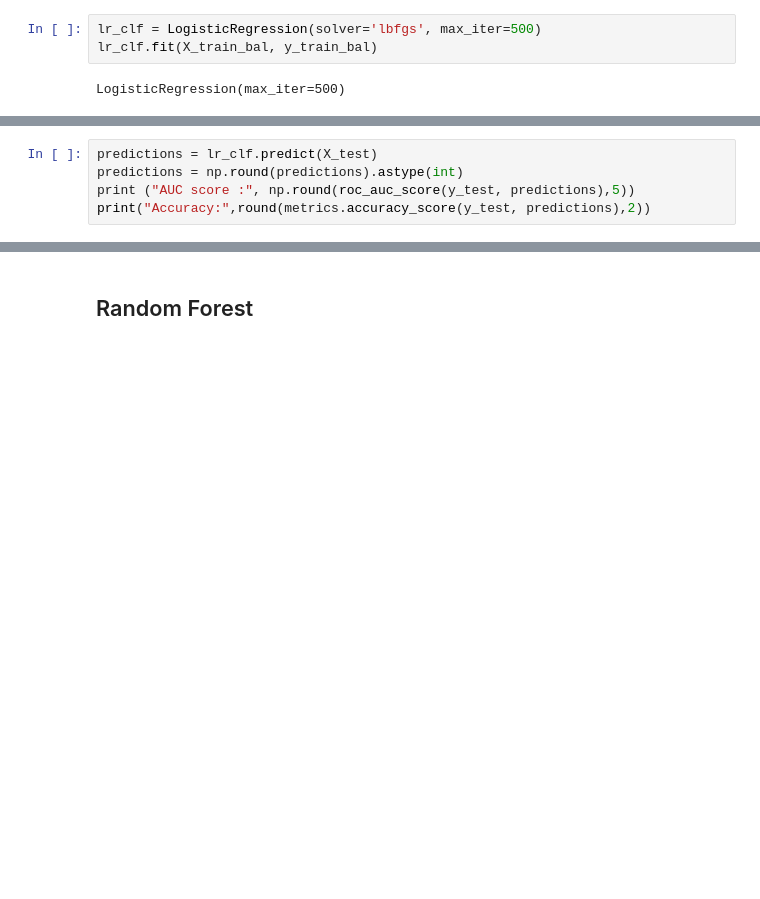
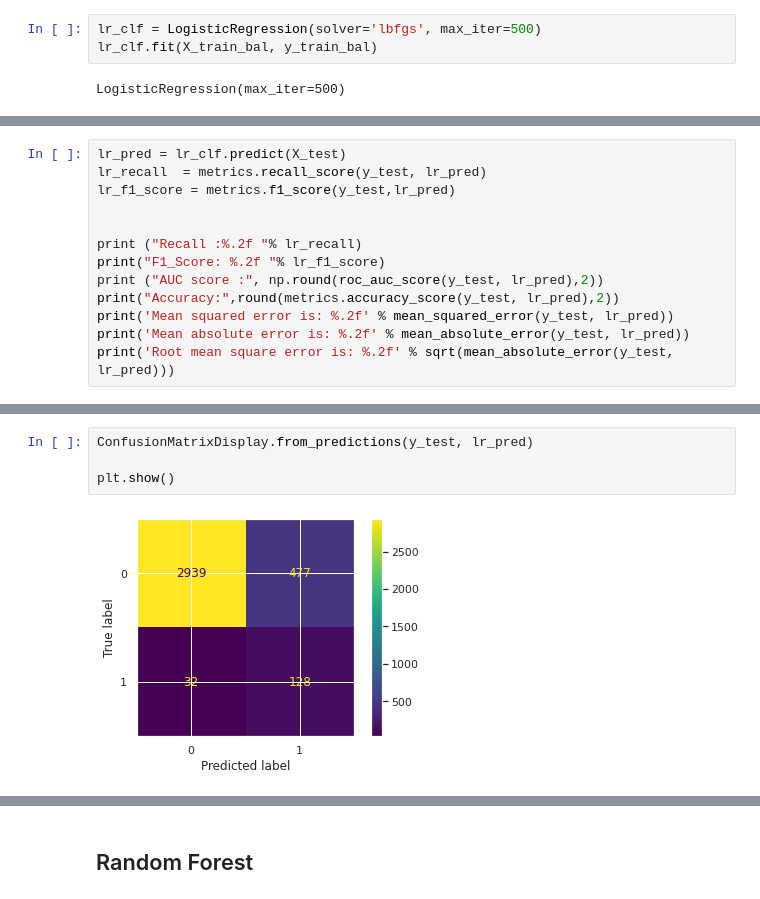
Before and after one commit to huantnguyen/FakeJobPrediction, a Jupyter notebook: v4_Project_245_fakejob.ipynb, the cells around one changed output, grey strips where cells are left out. Cells and saved outputs as stored; diff of their text form; blank space fills up the shorter version.

```diff
--- a/v4_Project_245_fakejob.ipynb
+++ b/v4_Project_245_fakejob.ipynb
@@ -818,6 +790,14 @@ from sklearn.metrics import f1_score, roc_auc_score
 # %%
-predictions = lr_clf.predict(X_test)
-predictions = np.round(predictions).astype(int)
-print ("AUC score :", np.round(roc_auc_score(y_test, predictions),5))
-print("Accuracy:",round(metrics.accuracy_score(y_test, predictions),2))
+lr_pred = lr_clf.predict(X_test)
+lr_recall  = metrics.recall_score(y_test, lr_pred)
+lr_f1_score = metrics.f1_score(y_test,lr_pred)
+
+
+print ("Recall :%.2f "% lr_recall)
+print("F1_Score: %.2f "% lr_f1_score)
+print ("AUC score :", np.round(roc_auc_score(y_test, lr_pred),2))
+print("Accuracy:",round(metrics.accuracy_score(y_test, lr_pred),2))
+print('Mean squared error is: %.2f' % mean_squared_error(y_test, lr_pred))
+print('Mean absolute error is: %.2f' % mean_absolute_error(y_test, lr_pred))
+print('Root mean square error is: %.2f' % sqrt(mean_absolute_error(y_test, lr_pred)))
 # %% [output]
@@ -825,0 +821,6 @@ Accuracy: 0.86
+# %%
+ConfusionMatrixDisplay.from_predictions(y_test, lr_pred)
+
+plt.show()
+# %% [output]
+[figure, added]
```
Also changed, not shown: parts of 111 cells of this notebook.
